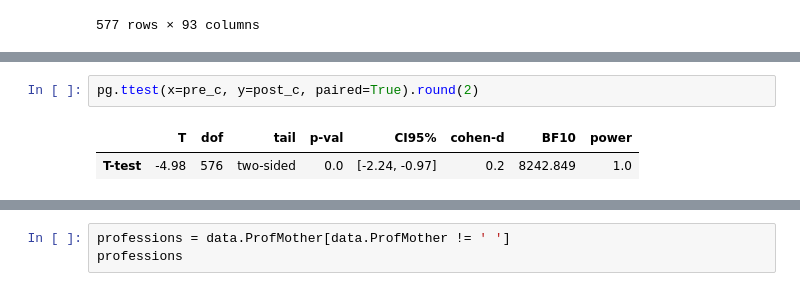
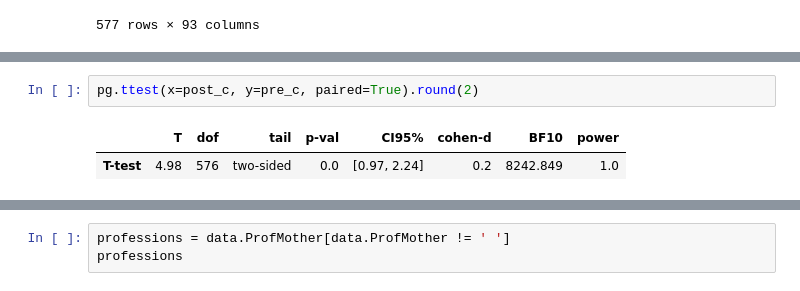
Before and after one commit to chrvoigt/doit_t-test, a Jupyter notebook: t-test.ipynb, the cells around one changed output, grey strips where cells are left out. Drawn from its saved outputs; the diff is of its cells as text.

```diff
--- a/t-test.ipynb
+++ b/t-test.ipynb
@@ -173,5 +229,5 @@ gc
 # %%
-pg.ttest(x=pre_c, y=post_c, paired=True).round(2)
+pg.ttest(x=post_c, y=pre_c, paired=True).round(2)
 # %% [output]
 |  | T | dof | tail | p-val | CI95% | cohen-d | BF10 | power |
-| T-test | -4.98 | 576 | two-sided | 0.0 | [-2.24, -0.97] | 0.2 | 8242.849 | 1.0 |
+| T-test | 4.98 | 576 | two-sided | 0.0 | [0.97, 2.24] | 0.2 | 8242.849 | 1.0 |
```
Also changed, not shown: parts of 9 cells of this notebook.
